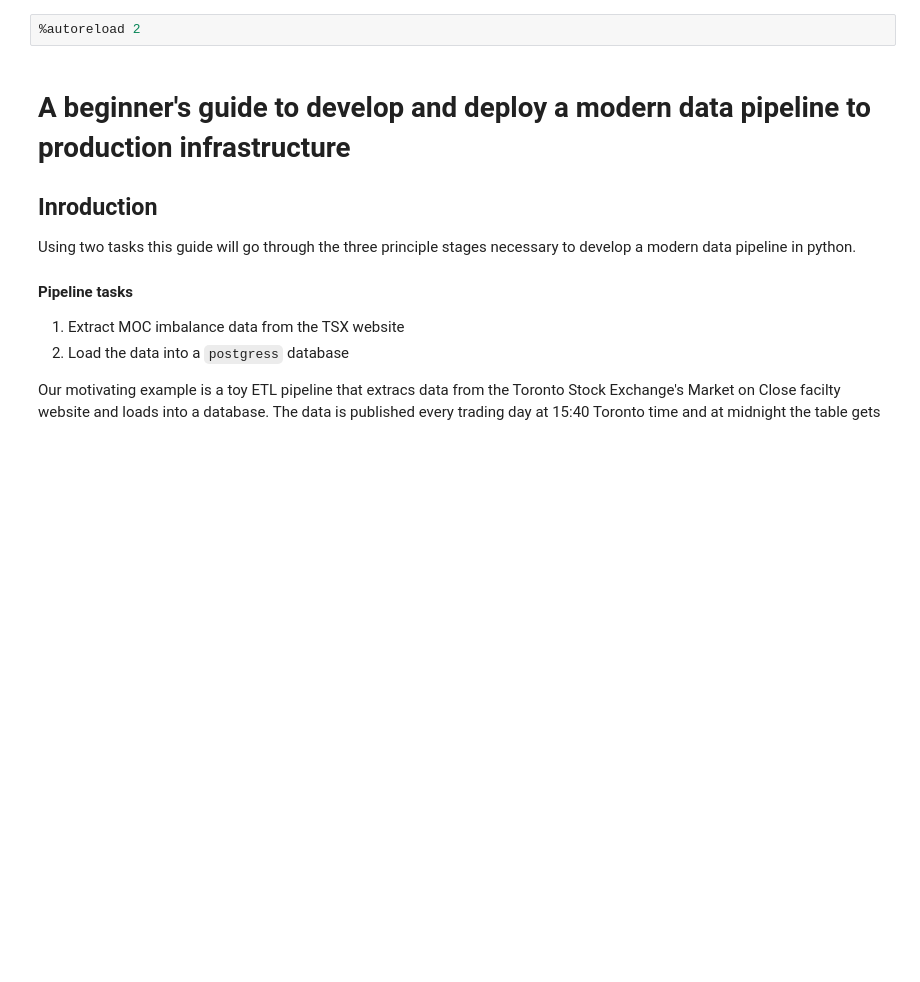
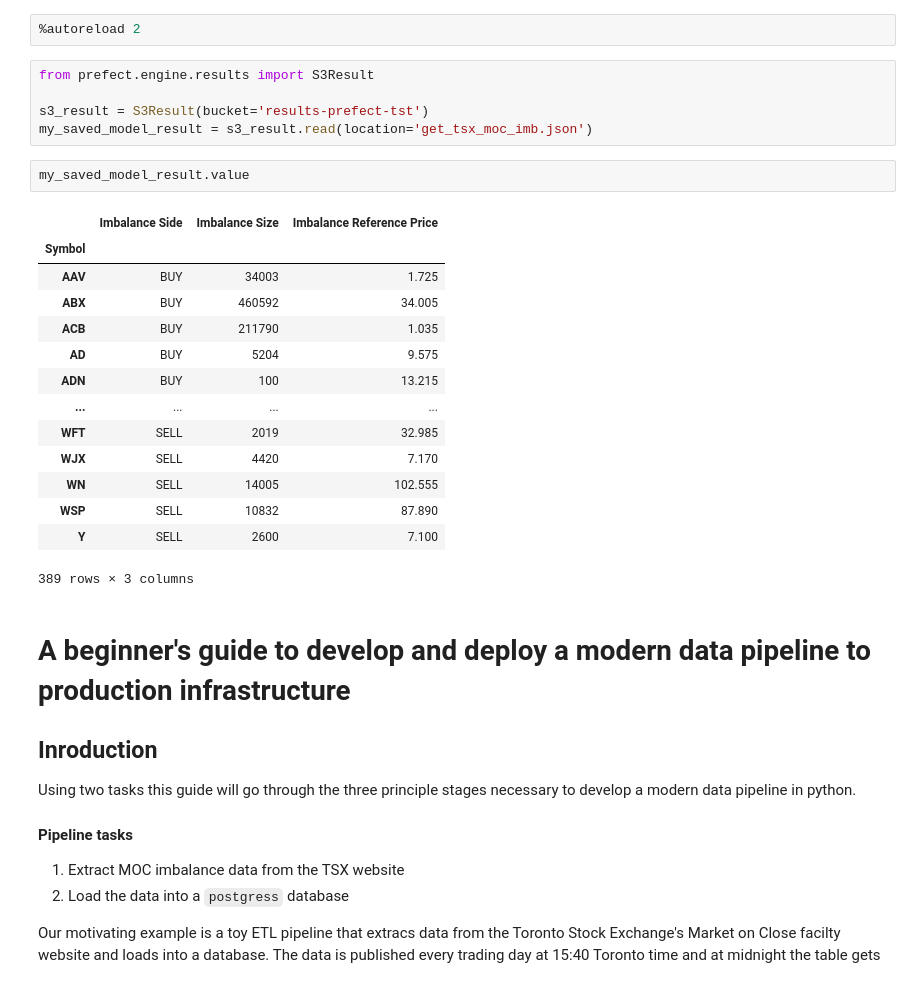
Before and after one commit to gryBox/prefect_guide, a Jupyter notebook: MOC_Prefect_Demo.ipynb, the cells around one changed output. Saved outputs shown, nothing was run; the diff lists cells and outputs as text; blank space fills up the shorter version.

```diff
--- a/MOC_Prefect_Demo.ipynb
+++ b/MOC_Prefect_Demo.ipynb
@@ -2,6 +2,28 @@
 %load_ext autoreload
 # %%
 %autoreload 2
+# %%
+from prefect.engine.results import S3Result
+
+s3_result = S3Result(bucket='results-prefect-tst')
+my_saved_model_result = s3_result.read(location='get_tsx_moc_imb.json')
+# %%
+my_saved_model_result.value
+# %% [output]
+|  | Imbalance Side | Imbalance Size | Imbalance Reference Price |
+| Symbol |  |  |  |
+| AAV | BUY | 34003 | 1.725 |
+| ABX | BUY | 460592 | 34.005 |
+| ACB | BUY | 211790 | 1.035 |
+| AD | BUY | 5204 | 9.575 |
+| ADN | BUY | 100 | 13.215 |
+| ... | ... | ... | ... |
+| WFT | SELL | 2019 | 32.985 |
+| WJX | SELL | 4420 | 7.170 |
+| WN | SELL | 14005 | 102.555 |
+| WSP | SELL | 10832 | 87.890 |
+| Y | SELL | 2600 | 7.100 |
+389 rows × 3 columns
 # %% [markdown]
 # A beginner's guide to develop and deploy a modern data pipeline to production infrastructure
 
```
Also changed, not shown: 6 other files.
